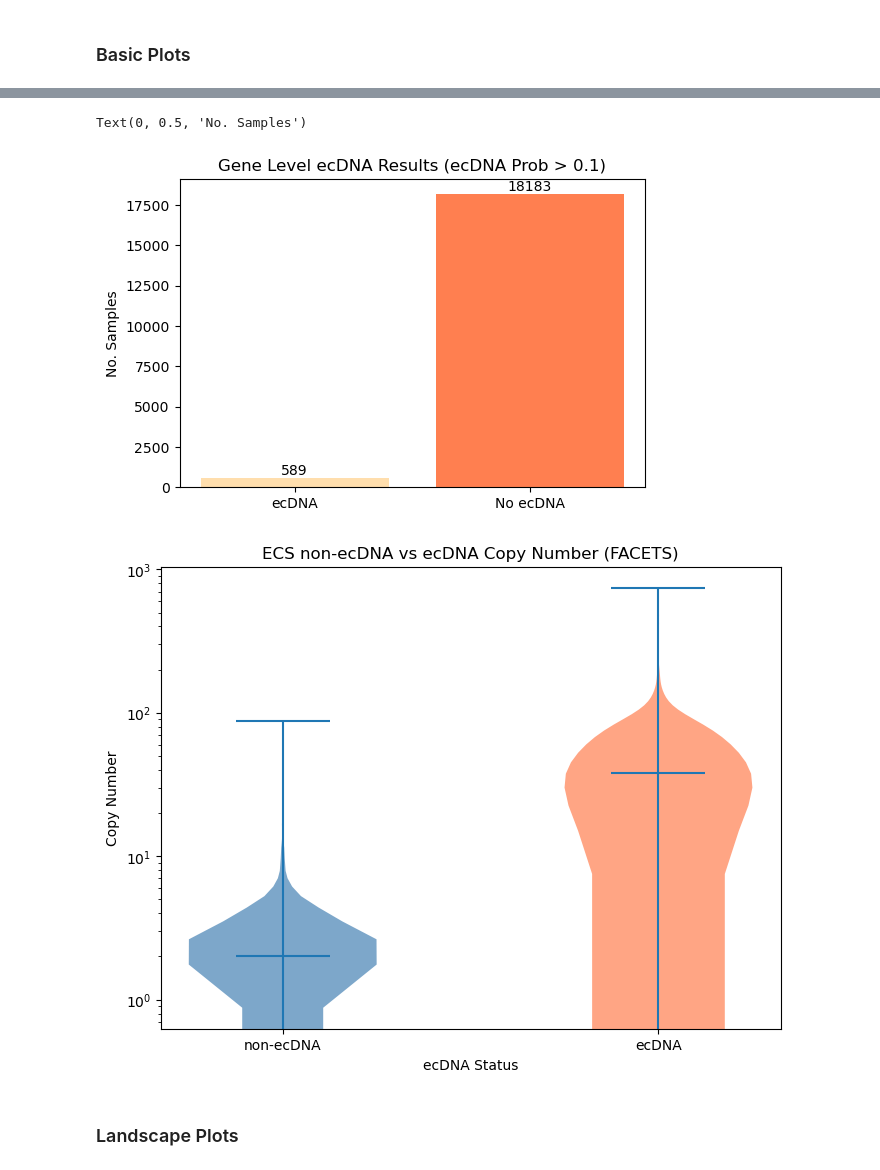
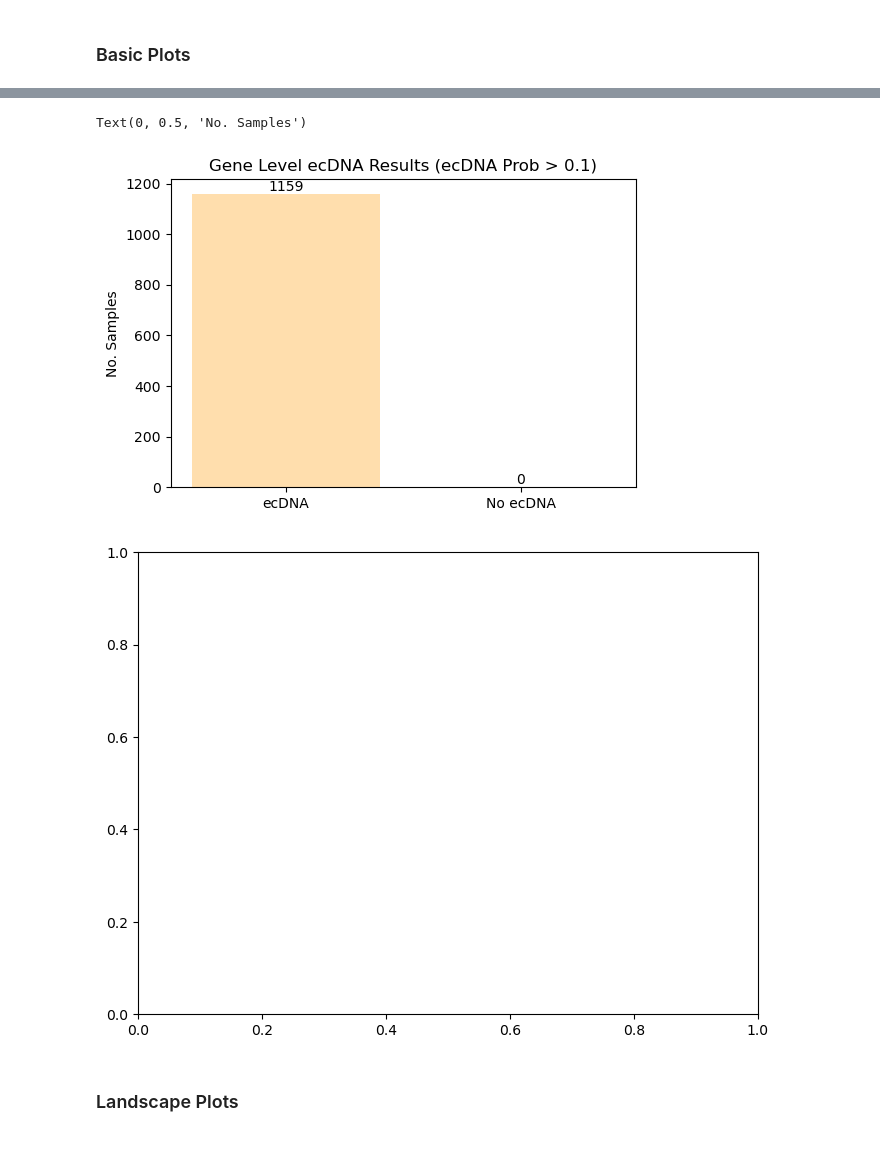
Before and after one commit to mskcc/Penguin, a Jupyter notebook: notebooks/ecs_visualize.ipynb, the cells around one changed output, grey strips where cells are left out. Saved outputs shown, nothing was run; the diff lists cells and outputs as text; code cells hidden in the pictures.

Commit message:
outputtable notebooks + env change

```diff
--- a/notebooks/ecs_visualize.ipynb
+++ b/notebooks/ecs_visualize.ipynb
@@ -18,7 +18,7 @@ analysis_type = 'oncotreeLevel2'
 # Set to true if you have
 use_facets = True
 # Path to the config file you are using
-config = "../global_config_bash.rc"
+config = "../global_config_bash_breast.rc"
 
 # matplotlib colors.
 colors = ["steelblue", "navajowhite", "coral", "darkblue"]
@@ -57,7 +57,7 @@ for line in lines:
 ## Get paths and open using pandas ##
 
 # Merged ECS results
-ecs = pd.read_csv(paths['mergedOutputDirectory'] + '/merged_ecDNA_results_filtered_p_ecDNA.tsv', sep = '\t')
+ecs = pd.read_csv(paths['mergedOutputDirectory'] + '/merged_ecDNA_results_filtered_p_ecDNA_impactGene_annotated.tsv', sep = '\t')
 # Merged FACETS cbioportal file
 manifest = pd.read_csv(paths['manifestDirectory'] + '/FileA.tsv', sep = '\t')
 # Merged FACETS results
@@ -285,31 +285,35 @@ plt.title("Gene Level ecDNA Results (ecDNA Prob > 0.1)")
 plt.ylabel("No. Samples")
 # %% [output]
 Text(0, 0.5, 'No. Samples')
-[figure, old version]
+[figure, new version]
 # %%
 ## FACETS version copy number plot ##
 
 if use_facets :
     plt.figure(figsize=(8, 6))
-    violin = plt.violinplot(dataset=[ecs.loc[(ecs['ecDNA_status'] != 'ecDNA') & (~ecs['facets_cn'].isna()), 'facets_cn'],
-                            ecs.loc[(ecs['ecDNA_status'] == 'ecDNA') & (~ecs['facets_cn'].isna()), 'facets_cn']],
-                   showmeans=False, showmedians=True)
 
-    # Add matching colors (:
-    for i, pc in enumerate(violin['bodies']):
-        if i == 1 :
-            i = 2
-        pc.set_facecolor(colors[i])
-        pc.set_alpha(0.7)
+    try :
+        violin = plt.violinplot(dataset=[ecs.loc[(ecs['ecDNA_status'] != 'ecDNA') & (~ecs['facets_cn'].isna()), 'facets_cn'],
+                                ecs.loc[(ecs['ecDNA_status'] == 'ecDNA') & (~ecs['facets_cn'].isna()), 'facets_cn']],
+                       showmeans=False, showmedians=True)
 
-    plt.title('ECS non-ecDNA vs ecDNA Copy Number (FACETS)')
-    plt.xticks([1, 2], ['non-ecDNA', 'ecDNA'])
-    plt.ylabel('Copy Number')
-    plt.xlabel("ecDNA Status")
-    plt.yscale('log')
-    plt.show()
+        # Add matching colors (:
+        for i, pc in enumerate(violin['bodies']):
+            if i == 1 :
+                i = 2
+            pc.set_facecolor(colors[i])
+            pc.set_alpha(0.7)
+
+        plt.title('ECS non-ecDNA vs ecDNA Copy Number (FACETS)')
+        plt.xticks([1, 2], ['non-ecDNA', 'ecDNA'])
+        plt.ylabel('Copy Number')
+        plt.xlabel("ecDNA Status")
+        plt.yscale('log')
+        plt.show()
+    except :
+        _ = 5
 # %% [output]
-[figure, old version]
+[figure, new version]
 # %% [markdown]
 ### Landscape Plots
 # %%
```
Also changed, not shown: parts of 26 cells of this notebook, 4 other files.
